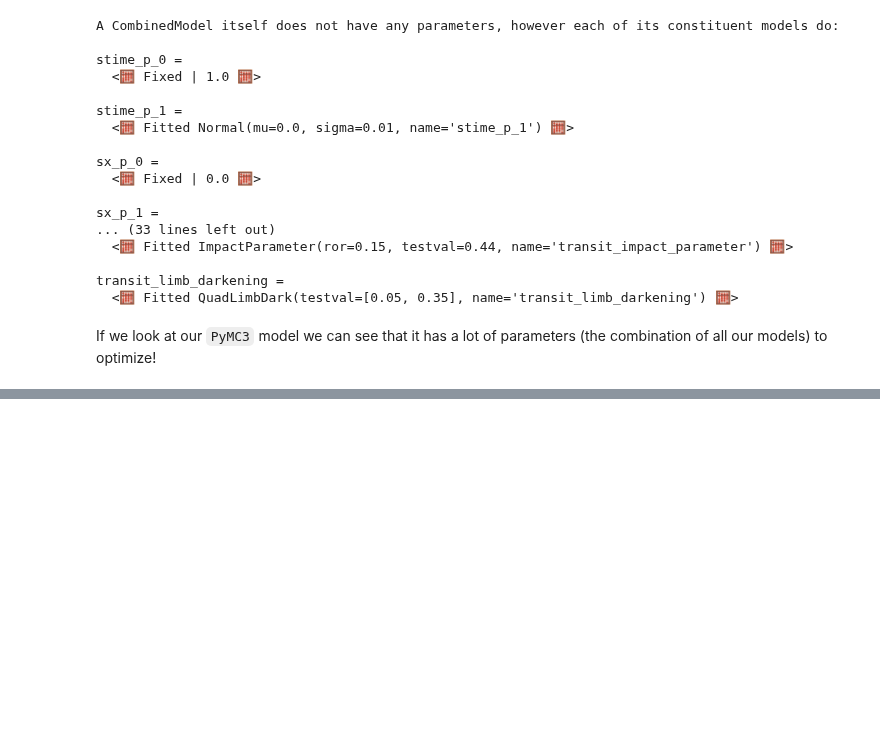
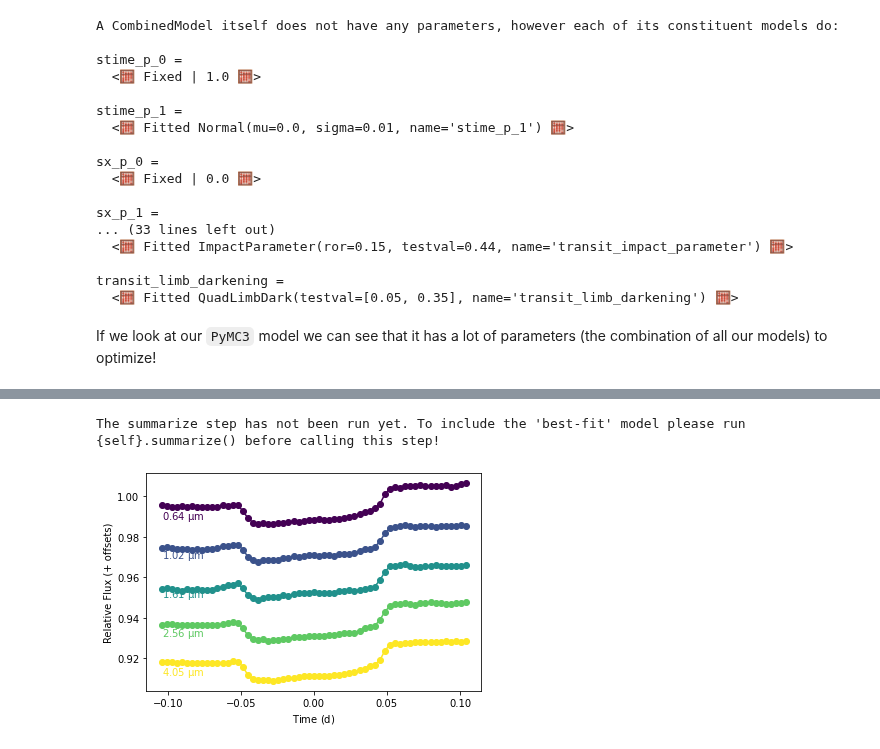
Before and after one commit to catrionamurray/chromatic_fitting, a Jupyter notebook: docs/tutorial_for_combining_models.ipynb, the cells around one changed output, grey strips where cells are left out. Saved outputs shown, nothing was run; the diff lists cells and outputs as text; code cells hidden in the pictures; blank space fills up the shorter version.

Commit message:
added plot_lightcurves and imshow_with_models

```diff
--- a/docs/tutorial_for_combining_models.ipynb
+++ b/docs/tutorial_for_combining_models.ipynb
@@ -118,6 +122,11 @@ transit_limb_darkening_quadlimbdark__ ~ TransformedDistribution
                     wavelength_2_data ~ Normal
                     wavelength_3_data ~ Normal
                     wavelength_4_data ~ Normal
+# %%
+cm.plot_lightcurves()
+# %% [output]
+The summarize step has not been run yet. To include the 'best-fit' model please run {self}.summarize() before calling this step!
+[figure, added]
 # %%
 opt = cm.optimize()
 cm.sample(start=opt, tune=4000, draws=4000, cores=4, chains=4)
```
Also changed, not shown: parts of 10 cells of this notebook, 2 other files.
